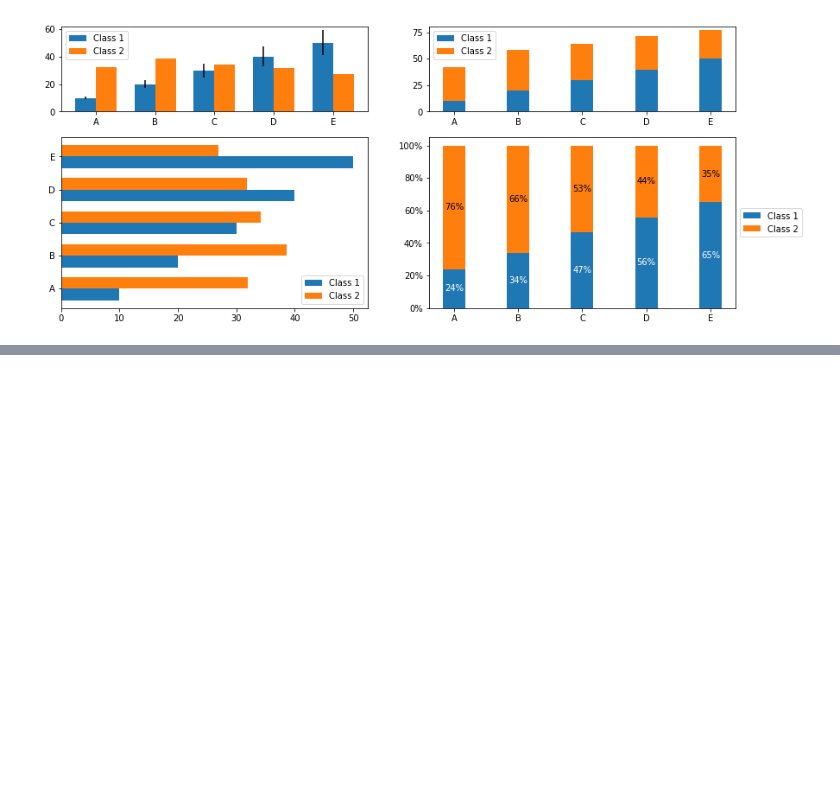
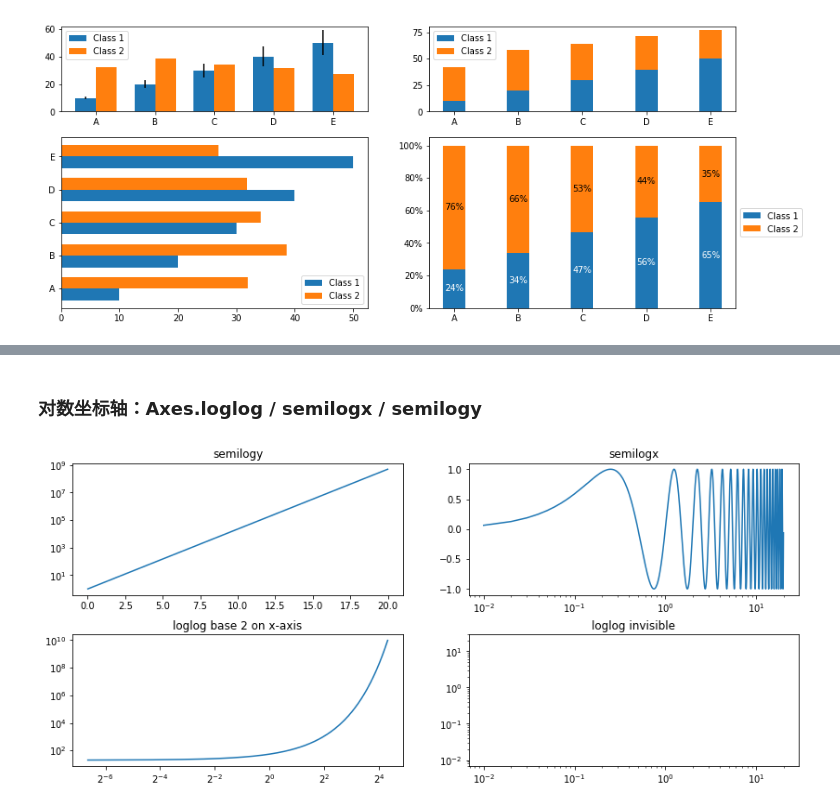
Before and after one commit to wklchris/wklchris.github.io, a Jupyter notebook: ipynb/Py3-matplotlib.ipynb, the cells around one changed output, grey strips where cells are left out. Saved outputs shown, nothing was run; the diff lists cells and outputs as text; code cells hidden in the pictures; blank space fills up the shorter version.

```diff
--- a/ipynb/Py3-matplotlib.ipynb
+++ b/ipynb/Py3-matplotlib.ipynb
@@ -180,0 +232,24 @@ plt.show()
+# %% [markdown]
+### 对数坐标轴：Axes.loglog / semilogx / semilogy
+# %%
+x = np.arange(0.01, 20, 0.01)
+
+plt.close("all")
+f, ax = plt.subplots(2, 2, figsize=(14, 6))
+f.subplots_adjust(hspace=0.3)
+
+ax[0,0].semilogy(x, np.exp(x))
+ax[0,0].set_title("semilogy")
+
+ax[0,1].semilogx(x, np.sin(2 * np.pi * x))
+ax[0,1].set_title("semilogx")
+
+ax[1,0].loglog(x, 20*np.exp(x), basex=2)
+ax[1,0].set_title("loglog base 2 on x-axis")
+
+ax[1,1].loglog(x, x, visible=False)
+ax[1,1].set_title("loglog invisible")
+
+plt.show()
+# %% [output]
+[figure, added]
```
Also changed, not shown: parts of 9 cells of this notebook, 6 other files.
